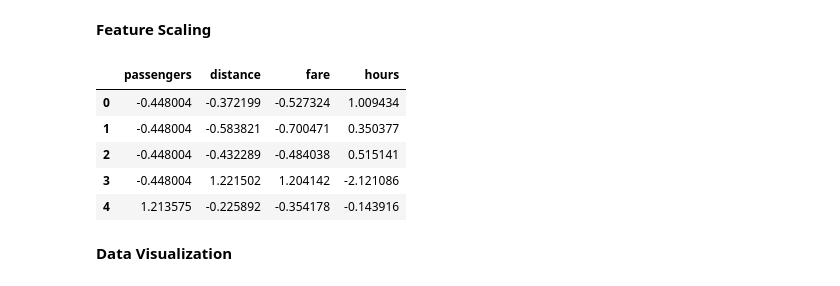
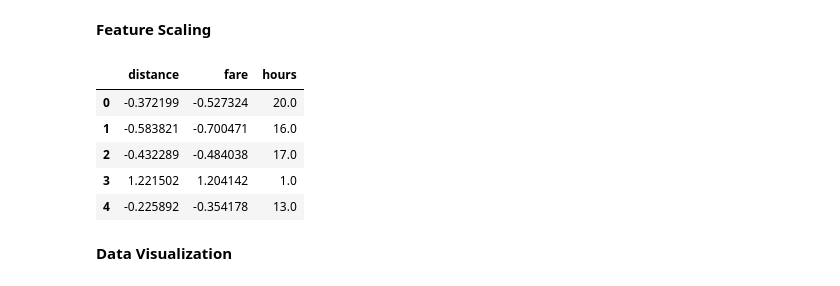
Before and after one commit to JonathanCharles123/IntelSystems, a Jupyter notebook: NoteBooks/Uber3.ipynb, the cells around one changed output. Saved outputs shown, nothing was run; the diff lists cells and outputs as text; code cells hidden in the pictures.

```diff
--- a/NoteBooks/Uber3.ipynb
+++ b/NoteBooks/Uber3.ipynb
@@ -63,6 +65,6 @@ Index(['pickup', 'dropoff', 'passengers', 'distance', 'fare', 'tip', 'tolls',
 # %% [markdown]
 **Removing Unnecessary Features**
 # %%
-df.drop(['pickup', 'dropoff','tip', 'tolls', 'total', 'color', 'payment', 'pickup_zone', 'dropoff_zone', 'pickup_borough', 'dropoff_borough'] , inplace=True , axis= 1)
+df.drop(['pickup', 'dropoff','passengers','tip', 'tolls', 'total', 'color', 'payment', 'pickup_zone', 'dropoff_zone', 'pickup_borough', 'dropoff_borough'] , inplace=True , axis= 1)
 df.columns
 # %% [output]
@@ -103,19 +110,26 @@ Index(['passengers', 'distance', 'fare', 'hours'], dtype='object')
 # %% [markdown]
 **Feature Scaling**
 # %%
-# Standardize the features using StandardScaler
+# Separate 'hours' column before standardizing
+hours = df['hours']
+df_features = df.drop(columns=['hours'])
+
+# Standardize the remaining features using StandardScaler
 scaler = StandardScaler()
-df = pd.DataFrame(scaler.fit_transform(df), columns=df.columns)
+df_scaled = pd.DataFrame(scaler.fit_transform(df_features), columns=df_features.columns)
+
+# Reattach 'hours' column to the scaled dataframe
+df_scaled['hours'] = hours
 
 # Display the scaled dataset
-df.head()
+df_scaled.head()
 # %% [output]
-|  | passengers | distance | fare | hours |
-| 0 | -0.448004 | -0.372199 | -0.527324 | 1.009434 |
-| 1 | -0.448004 | -0.583821 | -0.700471 | 0.350377 |
-| 2 | -0.448004 | -0.432289 | -0.484038 | 0.515141 |
-| 3 | -0.448004 | 1.221502 | 1.204142 | -2.121086 |
-| 4 | 1.213575 | -0.225892 | -0.354178 | -0.143916 |
+|  | distance | fare | hours |
+| 0 | -0.372199 | -0.527324 | 20.0 |
+| 1 | -0.583821 | -0.700471 | 16.0 |
+| 2 | -0.432289 | -0.484038 | 17.0 |
+| 3 | 1.221502 | 1.204142 | 1.0 |
+| 4 | -0.225892 | -0.354178 | 13.0 |
 # %% [markdown]
 **Data Visualization**
 # %% [markdown]
```
Also changed, not shown: parts of 13 cells of this notebook.
